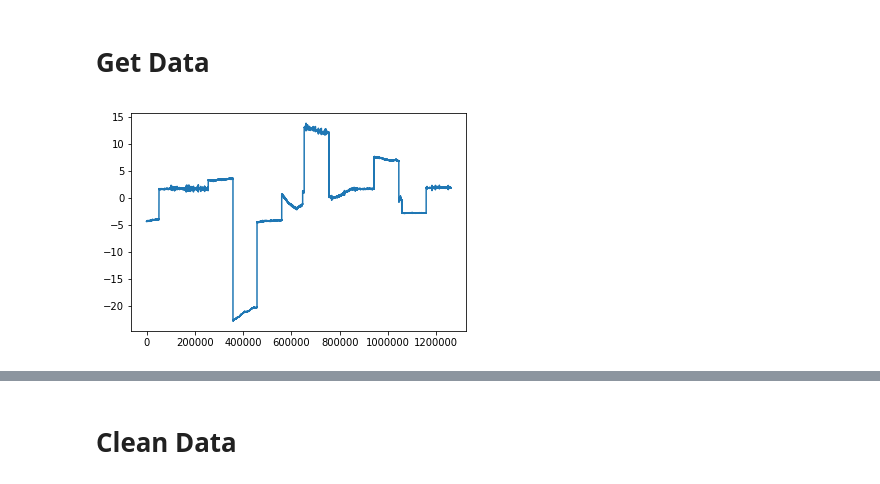
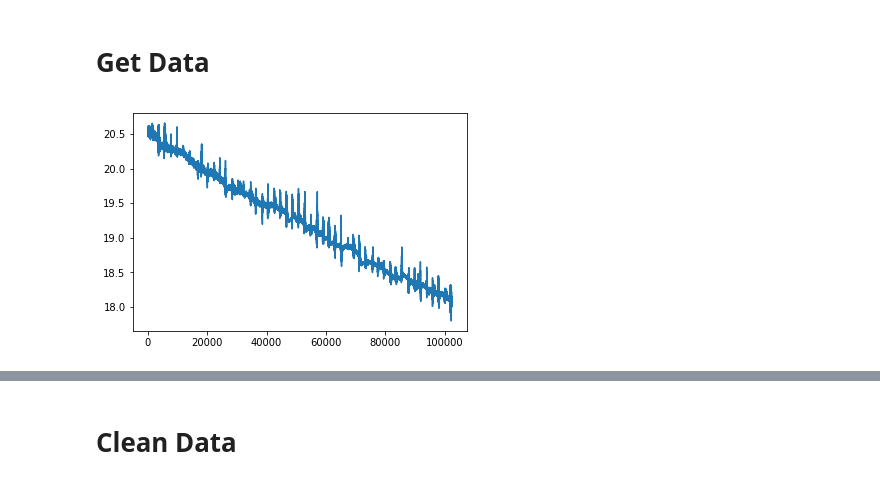
Before and after one commit to RoamEasy/emg-deep-learning, a Jupyter notebook: data_analysis.ipynb, the cells around one changed output, grey strips where cells are left out. Cells and saved outputs as stored; diff of their text form; code cells hidden in the pictures.

```diff
--- a/data_analysis.ipynb
+++ b/data_analysis.ipynb
@@ -47,12 +46,12 @@ else:
 # %%
 import matplotlib.pyplot as plt
 import seaborn as sns
 
 # Right Jaw
-plt.plot('CH_2_mV', data = training)
+plt.plot('CH_1_mV', data = training)
 plt.show()
 # %% [output]
-[figure, old version]
+[figure, new version]
 # %%
 # Left Cheeck
 plt.plot('CH_2_mV', data= training,  color='orange')
```
Also changed, not shown: parts of 15 cells of this notebook, 8 other files.
